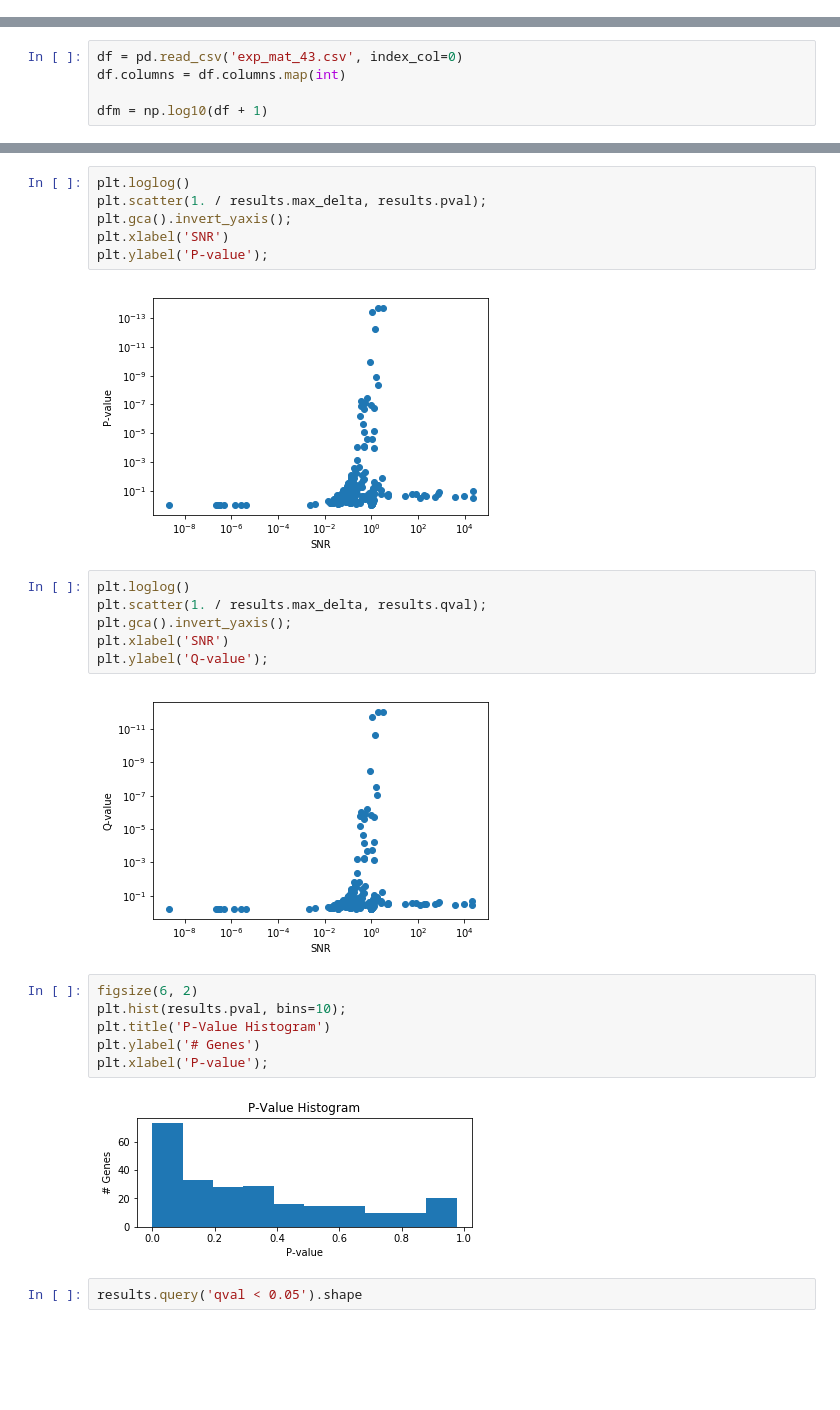
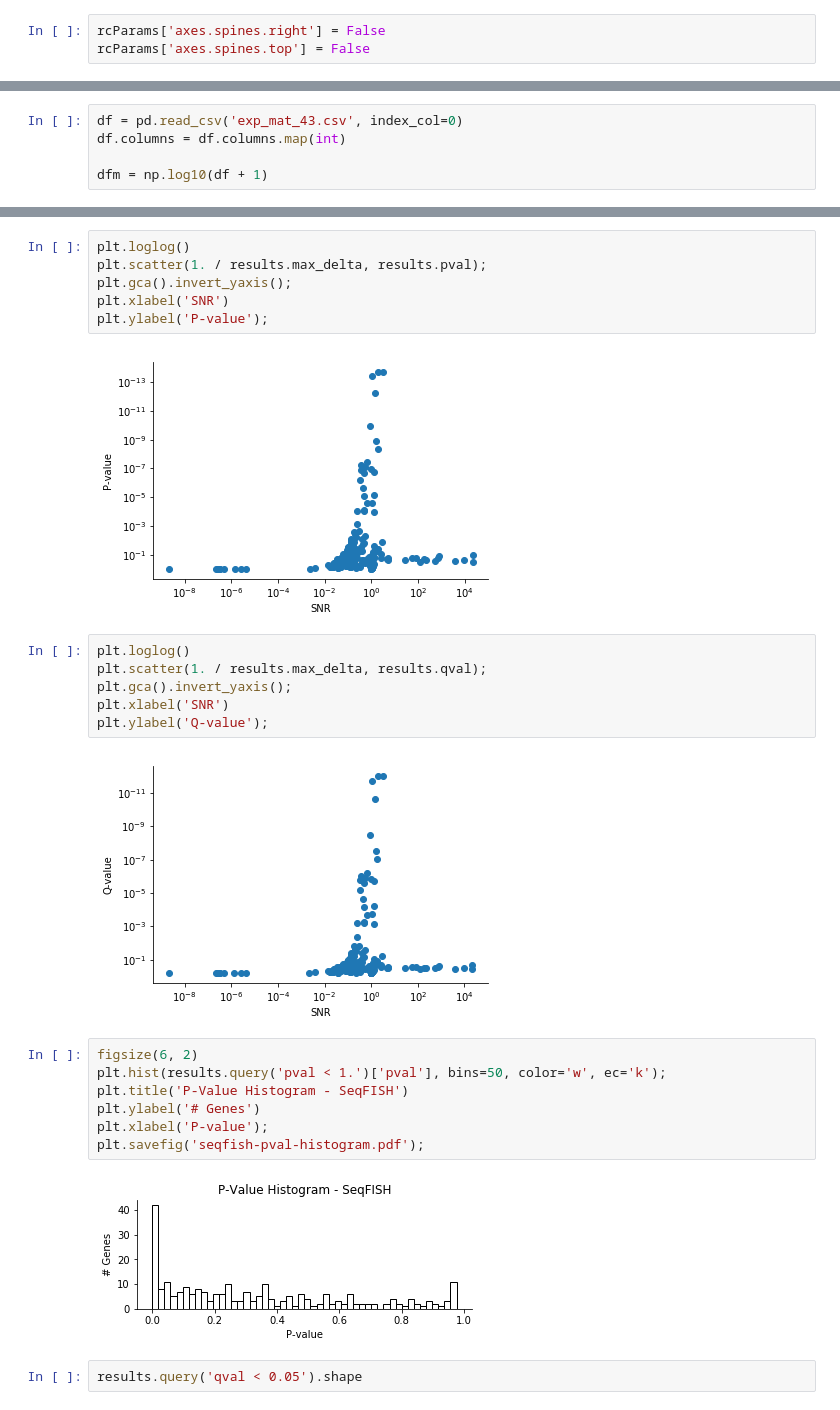
Before and after one commit to Teichlab/SpatialDE, a Jupyter notebook: Analysis/SeqFISH/SeqFISH Results.ipynb, the cells around one changed output, grey strips where cells are left out. Saved outputs shown, nothing was run; the diff lists cells and outputs as text; blank space fills up the shorter version.

```diff
--- a/Analysis/SeqFISH/SeqFISH Results.ipynb
+++ b/Analysis/SeqFISH/SeqFISH Results.ipynb
@@ -7,3 +6,6 @@ import pandas as pd
+# %%
+rcParams['axes.spines.right'] = False
+rcParams['axes.spines.top'] = False
 # %%
 ls
 # %% [output]
@@ -52,7 +99,7 @@ plt.gca().invert_yaxis();
 plt.xlabel('SNR')
 plt.ylabel('P-value');
 # %% [output]
-[figure, old version]
+[figure, new version]
 # %%
 plt.loglog()
 plt.scatter(1. / results.max_delta, results.qval);
@@ -60,15 +107,16 @@ plt.gca().invert_yaxis();
 plt.xlabel('SNR')
 plt.ylabel('Q-value');
 # %% [output]
-[figure, old version]
+[figure, new version]
 # %%
 figsize(6, 2)
-plt.hist(results.pval, bins=10);
-plt.title('P-Value Histogram')
+plt.hist(results.query('pval < 1.')['pval'], bins=50, color='w', ec='k');
+plt.title('P-Value Histogram - SeqFISH')
 plt.ylabel('# Genes')
 plt.xlabel('P-value');
+plt.savefig('seqfish-pval-histogram.pdf');
 # %% [output]
-[figure, old version]
+[figure, new version]
 # %%
 results.query('qval < 0.05').shape
 # %% [output]
```
Also changed, not shown: parts of 29 cells of this notebook, 2 other files.
